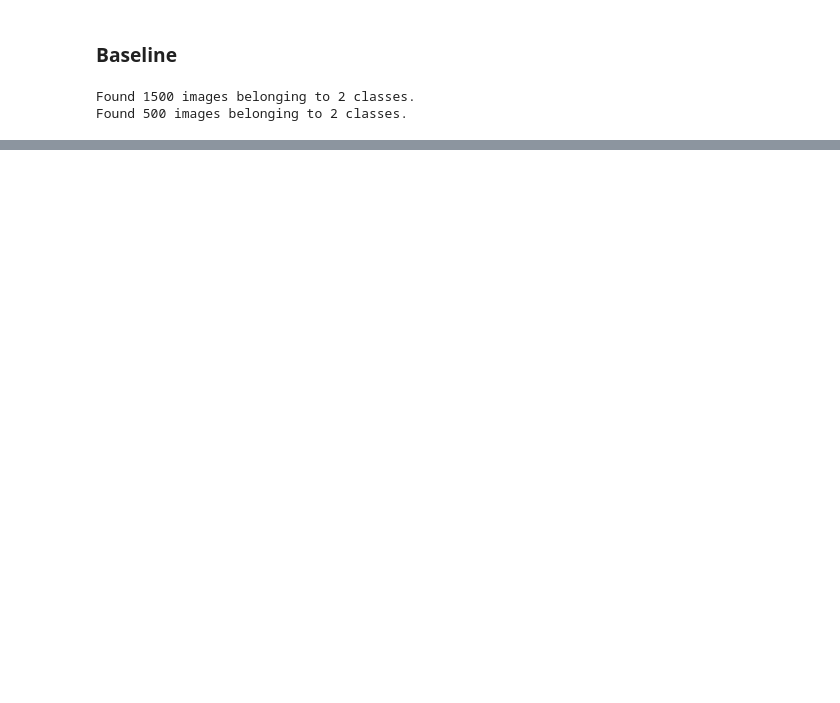
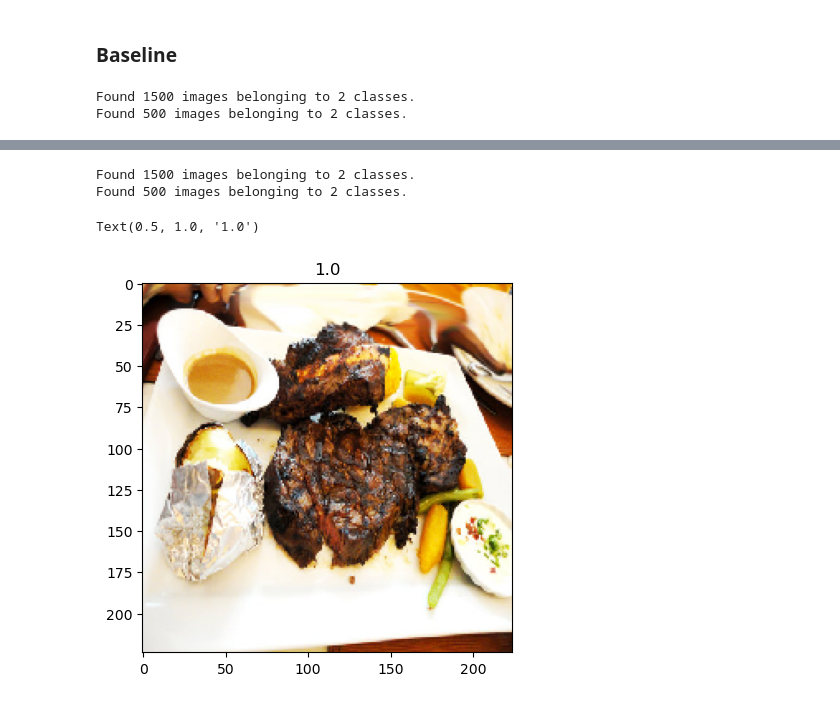
Before and after one commit to ngohongthai/ml-labs, a Jupyter notebook: ml-deeplearning/cnn_playground/cnn.ipynb, the cells around one changed output, grey strips where cells are left out. Cells and saved outputs as stored; diff of their text form; code cells hidden in the pictures; blank space fills up the shorter version.

```diff
--- a/ml-deeplearning/cnn_playground/cnn.ipynb
+++ b/ml-deeplearning/cnn_playground/cnn.ipynb
@@ -171,0 +337,29 @@ KeyboardInterrupt:
+# %%
+from tensorflow.keras.preprocessing.image import ImageDataGenerator
+
+train_dir = 'pizza_steak/train/'
+test_dir = 'pizza_steak/test/'
+
+train_data_gen = ImageDataGenerator(rescale=1/255)
+test_data_gen = ImageDataGenerator(rescale=1/255)
+
+
+train_data = train_data_gen.flow_from_directory(train_dir,
+                                                target_size=(224,224),
+                                                class_mode='binary',
+                                                batch_size=32)
+test_data = test_data_gen.flow_from_directory(test_dir,
+                                              target_size=(224,224),
+                                              class_mode='binary',
+                                              batch_size=32)
+# %% [output]
+Found 1500 images belonging to 2 classes.
+Found 500 images belonging to 2 classes.
+# %%
+image, label = train_data.next()
+
+plt.imshow(image[0])
+plt.title(label[0])
+# %% [output]
+Text(0.5, 1.0, '1.0')
+[figure, added]
```
Also changed, not shown: parts of 32 cells of this notebook, 1 other file.
